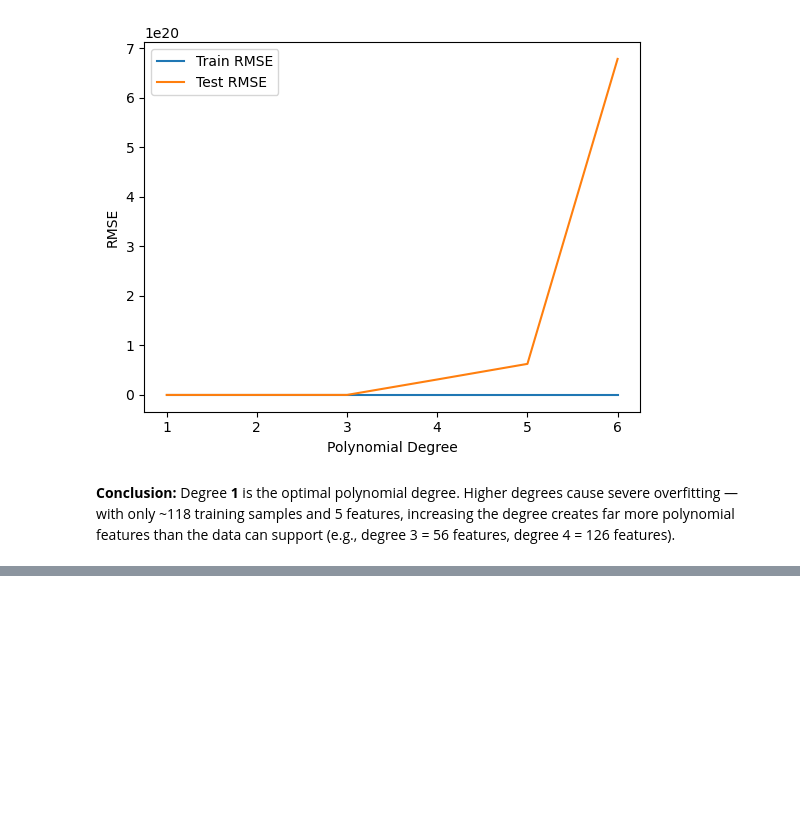
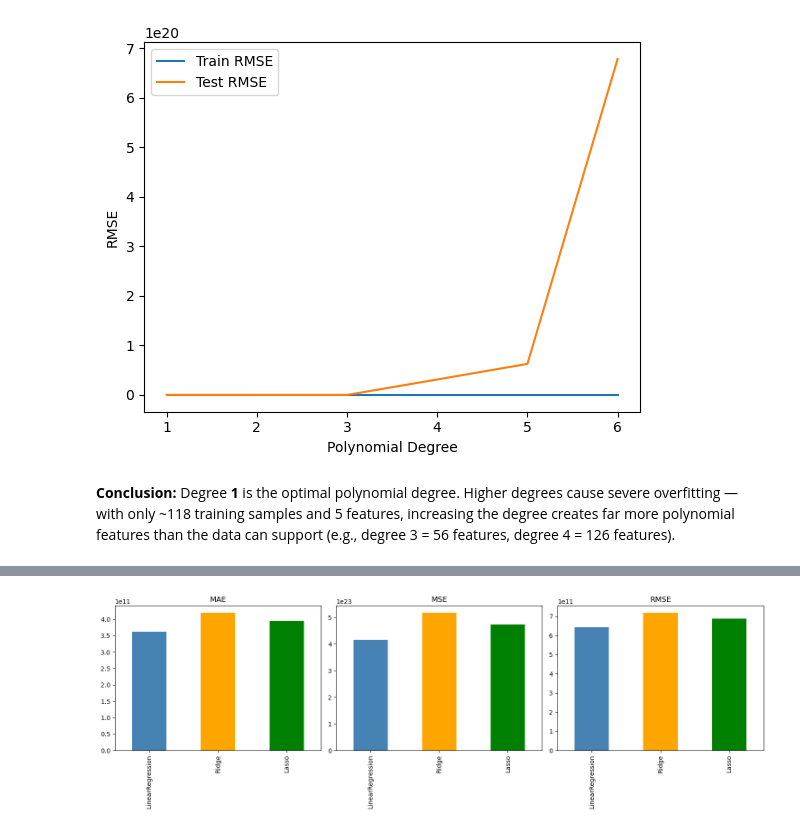
Before and after one commit to AdirBuskila/ecom-project-2, a Jupyter notebook: covid_gdp.ipynb, the cells around one changed output, grey strips where cells are left out. Drawn from its saved outputs; the diff is of its cells as text; code cells hidden in the pictures; blank space fills up the shorter version.

```diff
--- a/main.ipynb
+++ b/covid_gdp.ipynb
@@ -329,0 +323,11 @@ plot_df
+# %%
+fig, axes = plt.subplots(1, 3, figsize=(15, 5))
+
+plot_df["MAE"].plot(kind="bar", ax=axes[0], title="MAE", color=["steelblue", "orange", "green"])
+plot_df["MSE"].plot(kind="bar", ax=axes[1], title="MSE", color=["steelblue", "orange", "green"])
+plot_df["RMSE"].plot(kind="bar", ax=axes[2], title="RMSE", color=["steelblue", "orange", "green"])
+
+plt.tight_layout()
+plt.show()
+# %% [output]
+[figure, added]
```
Also changed, not shown: parts of 11 cells of this notebook, 3 other files.
